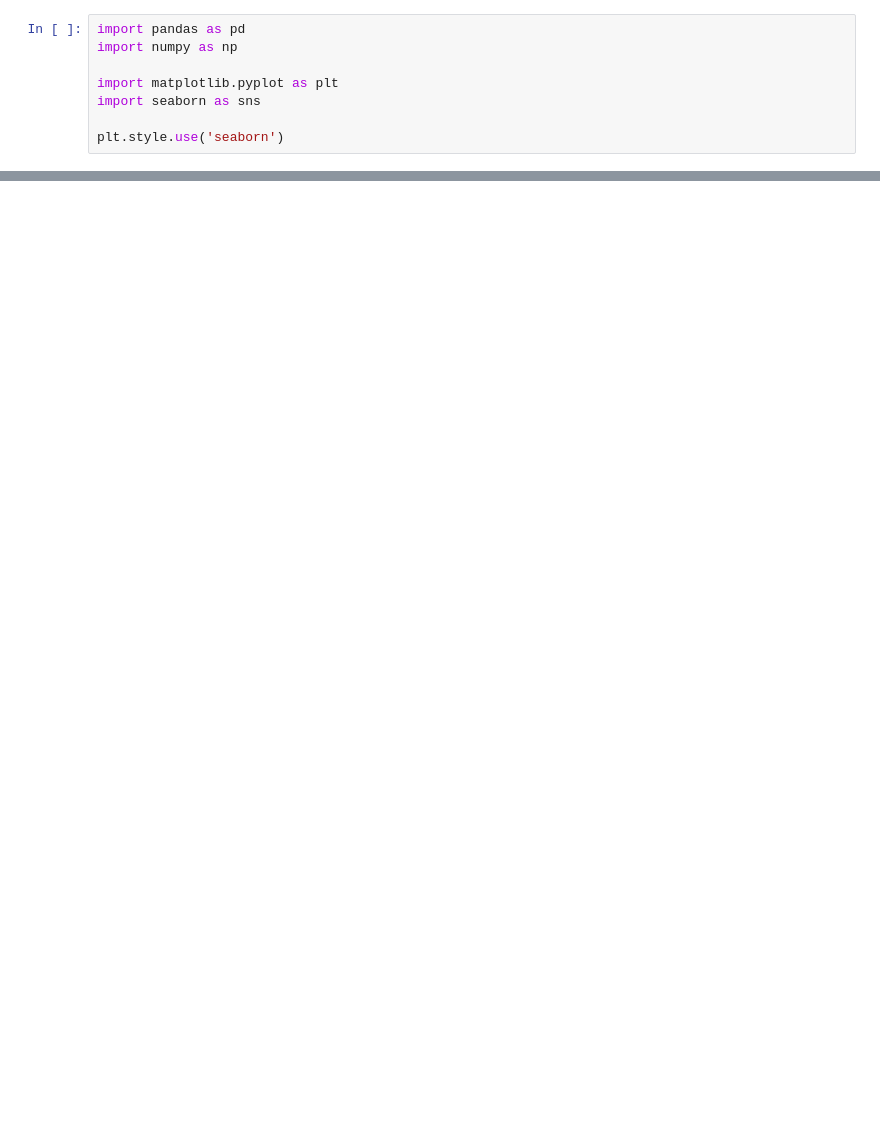
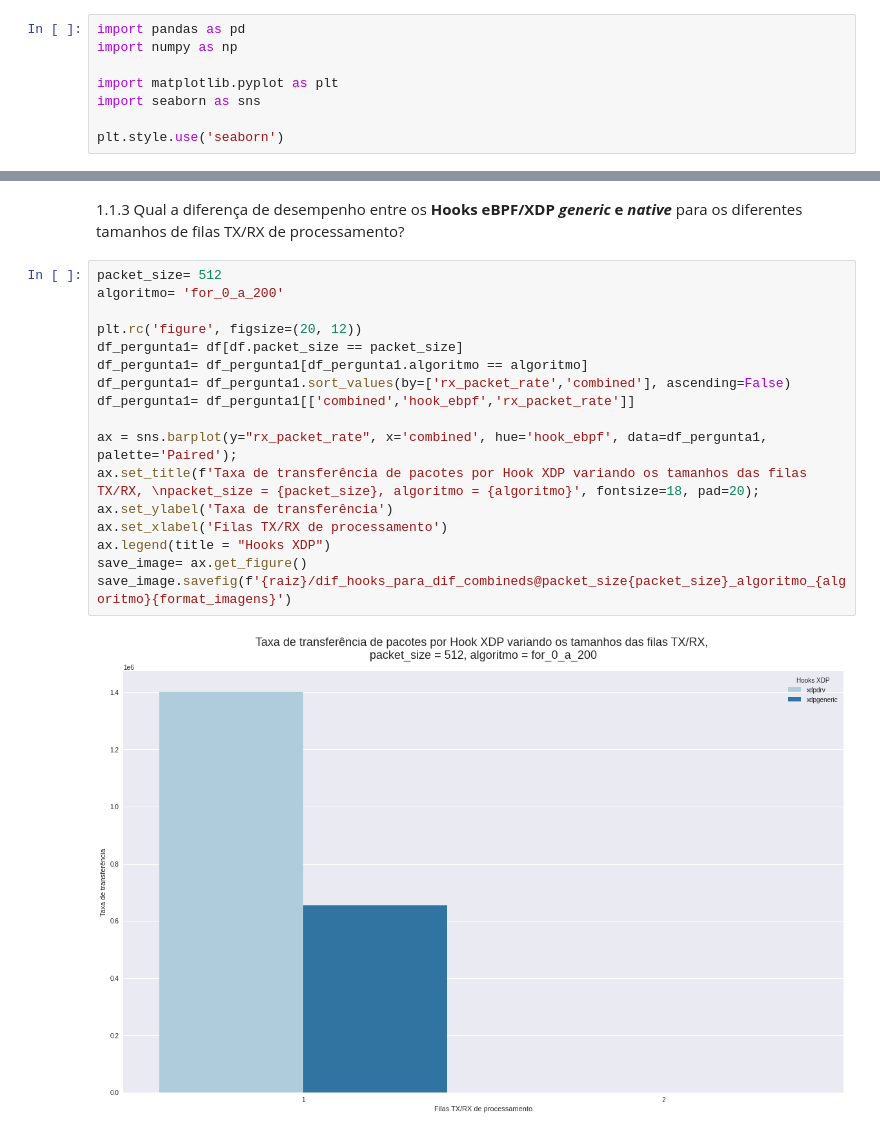
Before and after one commit to igor-capeletti/tcc_eBPF_XDP, a Jupyter notebook: scripts/python/gera_graficos_resultados.ipynb, the cells around one changed output, grey strips where cells are left out. Drawn from its saved outputs; the diff is of its cells as text; blank space fills up the shorter version.

```diff
--- a/scripts/python/gera_graficos_resultados.ipynb
+++ b/scripts/python/gera_graficos_resultados.ipynb
@@ -36,0 +95,21 @@ Index(['combined', 'algoritmo', 'packet_size', 'hook_ebpf', 'var_ip',
+# %% [markdown]
+1.1.3 Qual a diferença de desempenho entre os **Hooks eBPF/XDP *generic* e *native*** para os diferentes tamanhos de filas TX/RX de processamento?
+# %%
+packet_size= 512
+algoritmo= 'for_0_a_200'
+
+plt.rc('figure', figsize=(20, 12))
+df_pergunta1= df[df.packet_size == packet_size]
+df_pergunta1= df_pergunta1[df_pergunta1.algoritmo == algoritmo]
+df_pergunta1= df_pergunta1.sort_values(by=['rx_packet_rate','combined'], ascending=False)
+df_pergunta1= df_pergunta1[['combined','hook_ebpf','rx_packet_rate']]
+
+ax = sns.barplot(y="rx_packet_rate", x='combined', hue='hook_ebpf', data=df_pergunta1, palette='Paired');
+ax.set_title(f'Taxa de transferência de pacotes por Hook XDP variando os tamanhos das filas TX/RX, \npacket_size = {packet_size}, algoritmo = {algoritmo}', fontsize=18, pad=20);
+ax.set_ylabel('Taxa de transferência')
+ax.set_xlabel('Filas TX/RX de processamento')
+ax.legend(title = "Hooks XDP")
+save_image= ax.get_figure()
+save_image.savefig(f'{raiz}/dif_hooks_para_dif_combineds@packet_size{packet_size}_algoritmo_{algoritmo}{format_imagens}')
+# %% [output]
+[figure, added]
```
Also changed, not shown: parts of 27 cells of this notebook.
